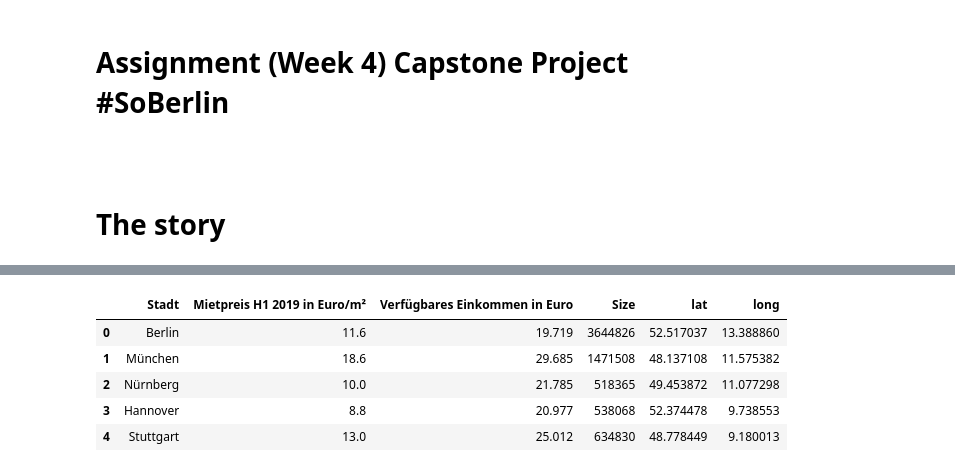
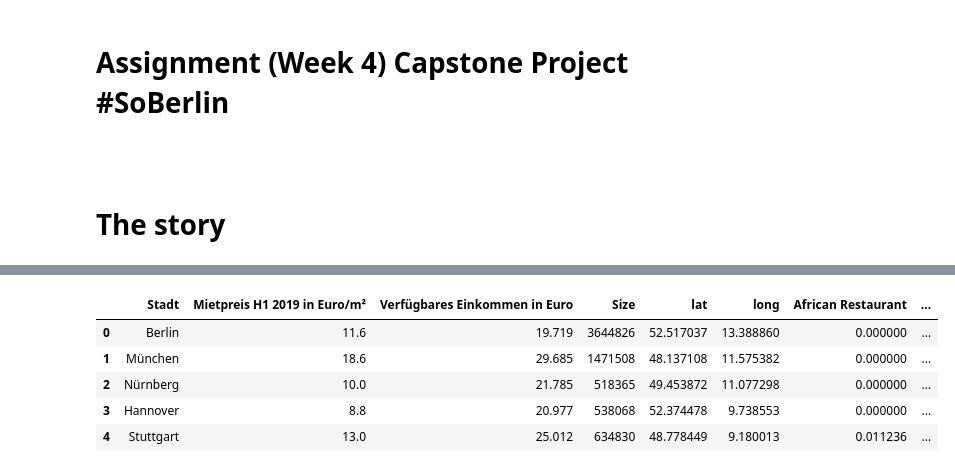
Before and after one commit to FKlapp/Coursera_Capstone, a Jupyter notebook: Assignment_Capstone_SoBerlin.ipynb, the cells around one changed output, grey strips where cells are left out. Drawn from its saved outputs; the diff is of its cells as text; code cells hidden in the pictures.

```diff
--- a/Assignment_Capstone_SoBerlin.ipynb
+++ b/Assignment_Capstone_SoBerlin.ipynb
@@ -91,4 +111,4 @@ Income_Table.head(5)
 # %%
-# Edit Coordinate-Table to allow mergin
-Rental_Prices = pd.read_csv('C:/Users/klapp/Desktop/Python_Data Science/Finale/2019_Mietpreise.csv',sep=';',decimal=",",encoding='latin1')
-Rental_Prices.head(5)
+# Load Rental Prices
+Rental_Prices = pd.read_csv('2019_Mietpreise.csv',sep=';',decimal=",",encoding='latin1')
+Rental_Prices
@@ -95,12 +131,10 @@ Rental_Prices.head(5)
 # %%
-# Loop through DataFrame to retrieve Location-Data
+# Loop through DataFrame to retrieve Location-Data for the cities
 geolocator = Nominatim(user_agent="ger_explorer")
-
-# Problem, wenn Location nicht gefunden wird, wie z.B. bei 4 (DT; Harbourfront)
 
 Locations = []
 
-for city in df_cities['Stadt']:
+for city in df['Stadt']:
         geoinfo = geolocator.geocode(city)
 
         Locations.append(
@@ -111,9 +145,5 @@ for city in df_cities['Stadt']:
                }
            )
 
-
-
-
-
 Locations = pd.DataFrame(Locations)
 # %%
@@ -129,7 +166,6 @@ print('CLIENT_SECRET:' + CLIENT_SECRET)
 # %%
-radius = 10000 # Define radius of interest
+radius = 5000 # Define radius of interest
 LIMIT = 100 # How many venues do you want to check?
-#catID = '4bf58dd8d48988d11f941735'
 # %%
 def getNearbyVenues(names, latitudes, longitudes, catID, radius=500):
 
@@ -172,8 +208,8 @@ def getNearbyVenues(names, latitudes, longitudes, catID, radius=500):
 
     return(nearby_venues)
 # %%
-Clubs = getNearbyVenues(names=df['Stadt'],
+Nightlife =  getNearbyVenues(names=df['Stadt'],
                         latitudes=df['lat'],
                         longitudes=df['long'],
-                        catID='4bf58dd8d48988d11f941735',
+                        catID='4d4b7105d754a06376d81259',
                         radius=5000)
@@ -258,15 +246,14 @@ nightlife_grouped.head()
 # Merge Data
 Price_Income = pd.merge(Rental_Prices, Income_Table, on='Stadt')
 df_cities = pd.merge(Price_Income,df, on='Stadt')
-df_cities.head(5)
-# %% [output]
-|  | Stadt | Mietpreis H1 2019 in Euro/m² | Verfügbares Einkommen in Euro | Size | lat | long |
-| 0 | Berlin | 11.6 | 19.719 | 3644826 | 52.517037 | 13.388860 |
-| 1 | München | 18.6 | 29.685 | 1471508 | 48.137108 | 11.575382 |
-| 2 | Nürnberg | 10.0 | 21.785 | 518365 | 49.453872 | 11.077298 |
-| 3 | Hannover | 8.8 | 20.977 | 538068 | 52.374478 | 9.738553 |
-| 4 | Stuttgart | 13.0 | 25.012 | 634830 | 48.778449 | 9.180013 |
 # %%
-# Merge Data
-df_cities = pd.merge(df_cities,df_clubs, on='Stadt')
-df_cities = pd.merge(df_cities,df_parks, on='Stadt')
+# Merge/Get Cities with their respective nightlife pattern next to demographic data
+df_cities = pd.merge(df_cities,nightlife_grouped, on="Stadt")
+df_cities.head()
+# %% [output]
+|  | Stadt | Mietpreis H1 2019 in Euro/m² | Verfügbares Einkommen in Euro | Size | lat | long | African Restaurant | ... |
+| 0 | Berlin | 11.6 | 19.719 | 3644826 | 52.517037 | 13.388860 | 0.000000 | ... |
+| 1 | München | 18.6 | 29.685 | 1471508 | 48.137108 | 11.575382 | 0.000000 | ... |
+| 2 | Nürnberg | 10.0 | 21.785 | 518365 | 49.453872 | 11.077298 | 0.000000 | ... |
+| 3 | Hannover | 8.8 | 20.977 | 538068 | 52.374478 | 9.738553 | 0.000000 | ... |
+| 4 | Stuttgart | 13.0 | 25.012 | 634830 | 48.778449 | 9.180013 | 0.011236 | ... |
```
Also changed, not shown: parts of 53 cells of this notebook, 2 other files.
